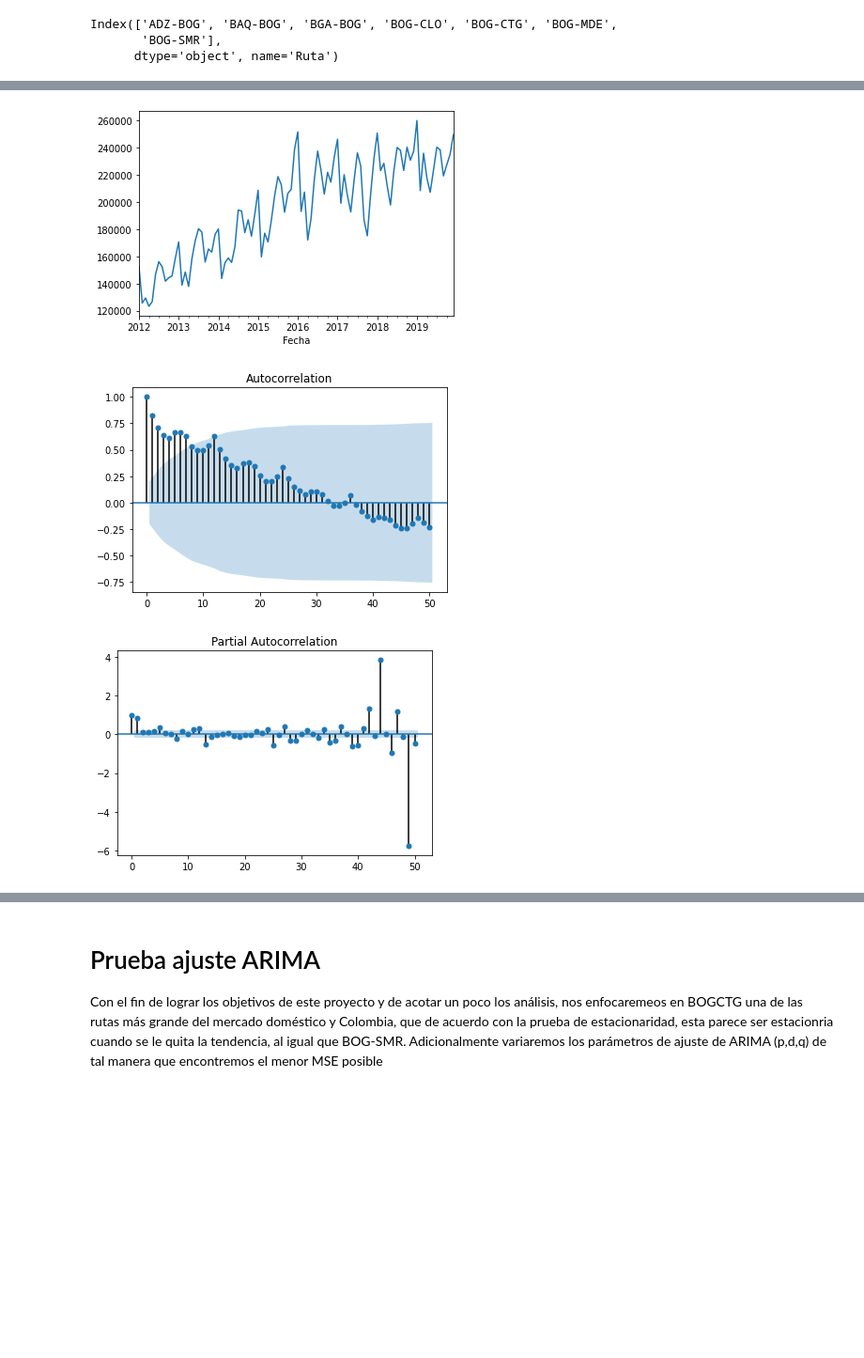
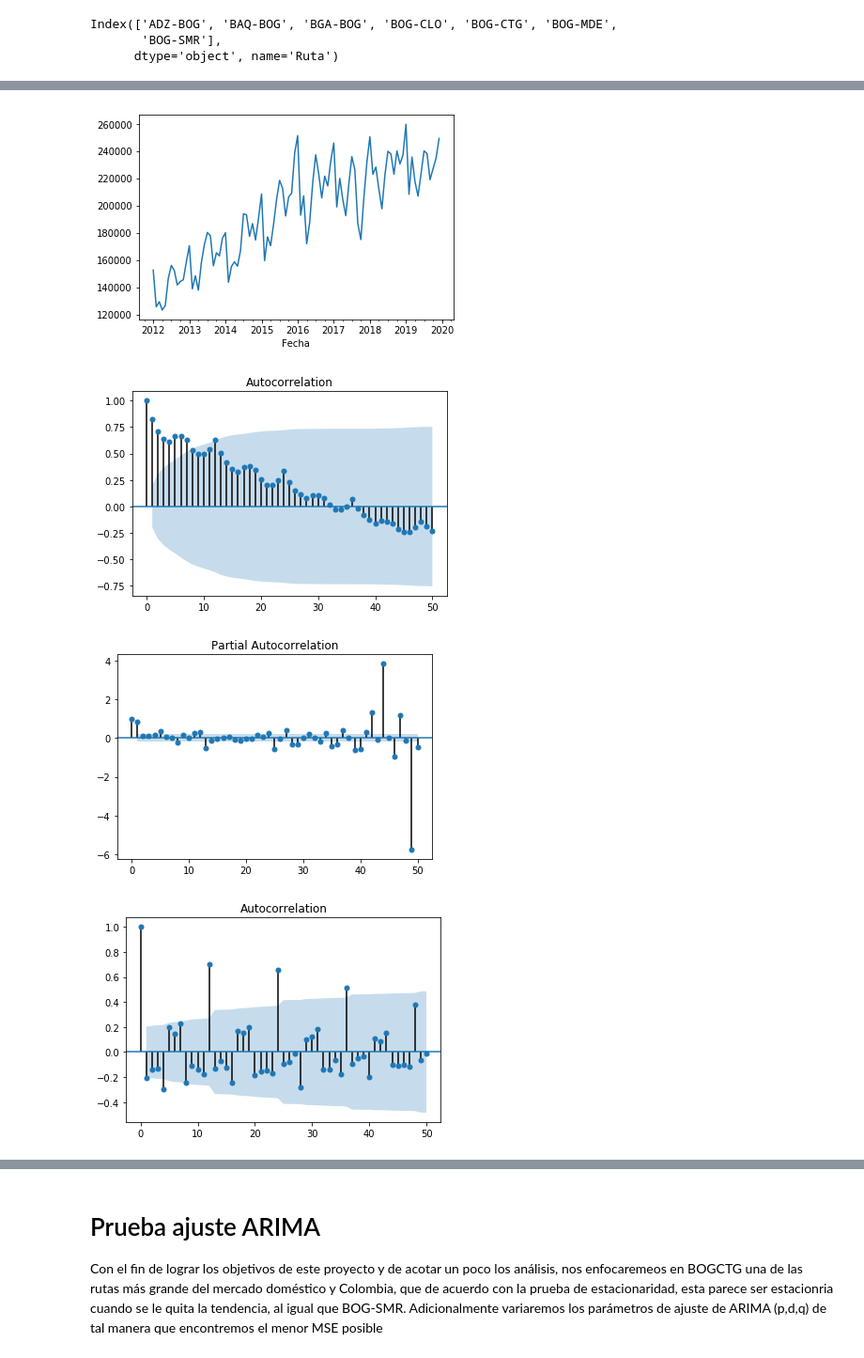
Before and after one commit to dcrojasa/EjerciciosModelosAvanzados1, a Jupyter notebook: Proyecto.ipynb, the cells around one changed output, grey strips where cells are left out. Shown at 94% size. Saved outputs shown, nothing was run; the diff lists cells and outputs as text; code cells hidden in the pictures; blank space fills up the shorter version.

```diff
--- a/Proyecto.ipynb
+++ b/Proyecto.ipynb
@@ -311,11 +323,14 @@ plot_pacf(df3['BOG-CLO'], lags=50);
 # %%
 df3['BOG-CTG'].plot()
 plot_acf(df3['BOG-CTG'], lags=50)
-plot_pacf(df3['BOG-CTG'], lags=50);
+plot_pacf(df3['BOG-CTG'], lags=50)
+# autcorrelación sin tendencia
+plot_acf(df3['BOG-CTG'].diff().iloc[1:], lags=50);
 # %% [output]
-[figure, old version]
+[figure, new version]
-[figure, old version]
+[figure, new version]
-[figure, old version]
+[figure, new version]
+[figure, added]
 # %%
 df3['BOG-MDE'].plot()
 plot_acf(df3['BOG-MDE'], lags=50)
```
Also changed, not shown: parts of 14 cells of this notebook.
